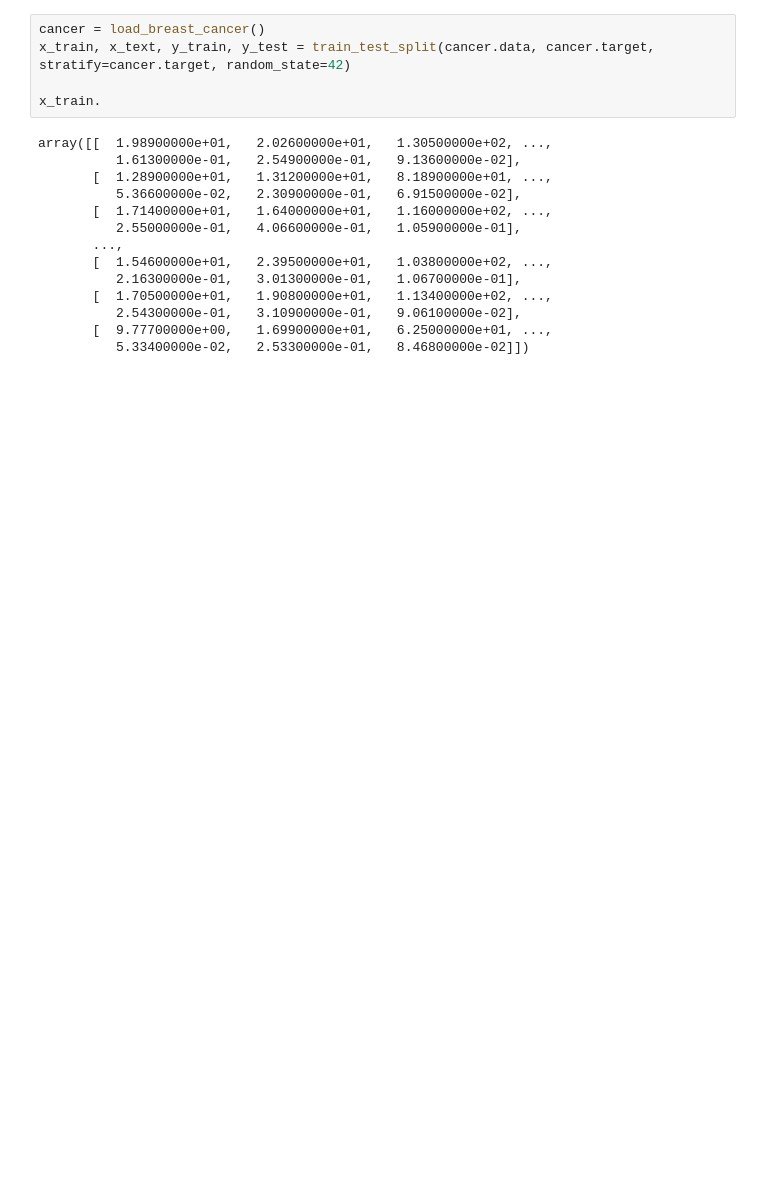
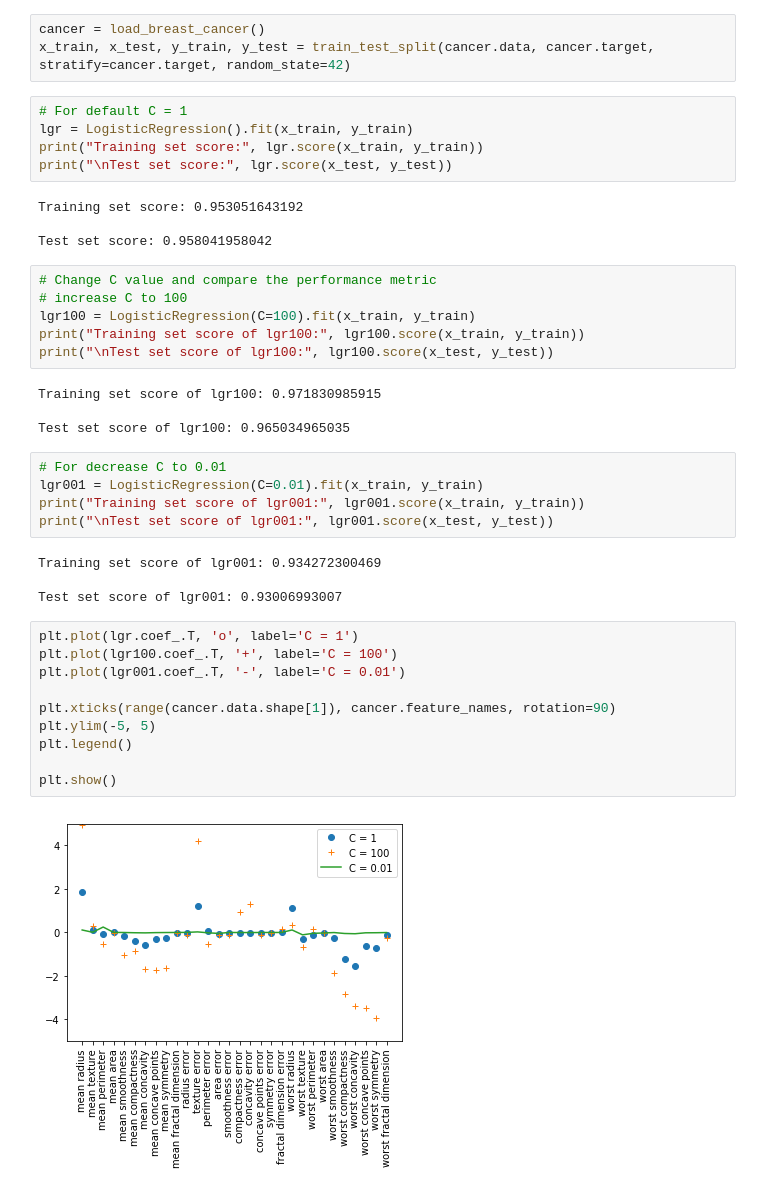
Before and after one commit to puncoz/ai_school_lab, a Jupyter notebook: day_3_logistics_regression.ipynb, the cells around one changed output. Cells and saved outputs as stored; diff of their text form; blank space fills up the shorter version.

Commit message:
logistic regression

```diff
--- a/day_3_logistics_regression.ipynb
+++ b/day_3_logistics_regression.ipynb
@@ -7,19 +8,43 @@ import pandas as pd
 # %%
 cancer = load_breast_cancer()
-x_train, x_text, y_train, y_test = train_test_split(cancer.data, cancer.target, stratify=cancer.target, random_state=42)
-
-x_train.
+x_train, x_test, y_train, y_test = train_test_split(cancer.data, cancer.target, stratify=cancer.target, random_state=42)
-# %% [output]
-array([[  1.98900000e+01,   2.02600000e+01,   1.30500000e+02, ...,
-          1.61300000e-01,   2.54900000e-01,   9.13600000e-02],
-       [  1.28900000e+01,   1.31200000e+01,   8.18900000e+01, ...,
-          5.36600000e-02,   2.30900000e-01,   6.91500000e-02],
-       [  1.71400000e+01,   1.64000000e+01,   1.16000000e+02, ...,
-          2.55000000e-01,   4.06600000e-01,   1.05900000e-01],
-       ...,
-       [  1.54600000e+01,   2.39500000e+01,   1.03800000e+02, ...,
-          2.16300000e-01,   3.01300000e-01,   1.06700000e-01],
-       [  1.70500000e+01,   1.90800000e+01,   1.13400000e+02, ...,
-          2.54300000e-01,   3.10900000e-01,   9.06100000e-02],
-       [  9.77700000e+00,   1.69900000e+01,   6.25000000e+01, ...,
-          5.33400000e-02,   2.53300000e-01,   8.46800000e-02]])
+# %%
+# For default C = 1
+lgr = LogisticRegression().fit(x_train, y_train)
+print("Training set score:", lgr.score(x_train, y_train))
+print("\nTest set score:", lgr.score(x_test, y_test))
+# %% [output]
+Training set score: 0.953051643192
+
+Test set score: 0.958041958042
+# %%
+# Change C value and compare the performance metric
+# increase C to 100
+lgr100 = LogisticRegression(C=100).fit(x_train, y_train)
+print("Training set score of lgr100:", lgr100.score(x_train, y_train))
+print("\nTest set score of lgr100:", lgr100.score(x_test, y_test))
+# %% [output]
+Training set score of lgr100: 0.971830985915
+
+Test set score of lgr100: 0.965034965035
+# %%
+# For decrease C to 0.01
+lgr001 = LogisticRegression(C=0.01).fit(x_train, y_train)
+print("Training set score of lgr001:", lgr001.score(x_train, y_train))
+print("\nTest set score of lgr001:", lgr001.score(x_test, y_test))
+# %% [output]
+Training set score of lgr001: 0.934272300469
+
+Test set score of lgr001: 0.93006993007
+# %%
+plt.plot(lgr.coef_.T, 'o', label='C = 1')
+plt.plot(lgr100.coef_.T, '+', label='C = 100')
+plt.plot(lgr001.coef_.T, '-', label='C = 0.01')
+
+plt.xticks(range(cancer.data.shape[1]), cancer.feature_names, rotation=90)
+plt.ylim(-5, 5)
+plt.legend()
+
+plt.show()
+# %% [output]
+[figure, added]
```
Also changed, not shown: parts of 6 cells of this notebook.
